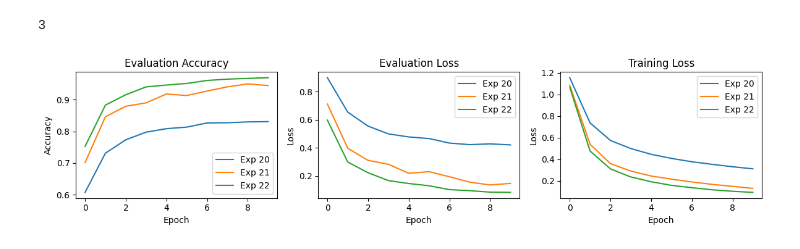
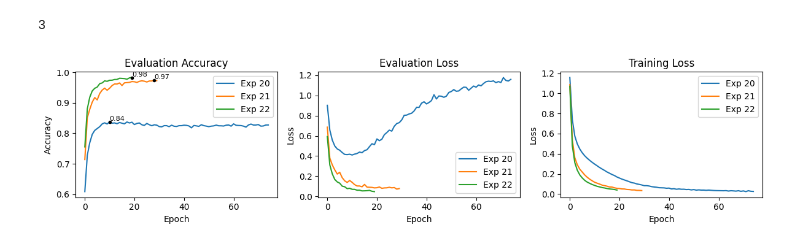
Before and after one commit to Matias-RC/curry, a Jupyter notebook: src/viz/metrics_exp_2.ipynb, the cells around one changed output. Saved outputs shown, nothing was run; the diff lists cells and outputs as text; code cells hidden in the pictures.

```diff
--- a/src/viz/metrics_exp_2.ipynb
+++ b/src/viz/metrics_exp_2.ipynb
@@ -11,9 +11,12 @@ bucket_name = "s3://rl6-reinforcement-learning-01"
 output_dir = "behavioral-cloning"
 
 exp_path = {
-    "20": "exp_20/20260116_171518_ba080b55",
-    "21": "exp_21/20260116_171518_62e0ee07",
-    "22": "exp_22/20260116_171518_23e169c1",
+    # "20_old": "exp_20/20260116_171518_ba080b55",
+    # "21_old": "exp_21/20260116_171518_62e0ee07",
+    # "22_old": "exp_22/20260116_171518_23e169c1",
+    "20": "exp_20/20260116_181413_ea49c22d",
+    "21": "exp_21/20260116_181413_656b8c11",
+    "22": "exp_22/20260116_181413_3f6c489f",
 }
 
 metrics_name = "metrics.json"
@@ -42,28 +45,35 @@ len(metrics_per_exp)
 # %%
 import matplotlib.pyplot as plt
 
 fig, axs = plt.subplots(1, 3, figsize=(3*4, 3))
 for exp_id, df in metrics_per_exp.items():
     axs[0].plot(df['eval_acc'], label=f'Exp {exp_id}')
     axs[1].plot(df['eval_loss'], label=f'Exp {exp_id}')
     axs[2].plot(df['train_loss'], label=f'Exp {exp_id}')
+
+# Plot best accuracy points and text
+for exp_id, df in metrics_per_exp.items():
+    best_epoch = df['eval_acc'].idxmax()
+    best_acc = df['eval_acc'].max()
+    axs[0].plot(best_epoch, best_acc, '.', color="black")  # Mark the best point
+    axs[0].text(best_epoch, best_acc, f'{best_acc:.2f}', fontsize=8, verticalalignment='bottom')
 
 axs[0].set_title('Evaluation Accuracy')
 axs[0].set_xlabel('Epoch')
 axs[0].set_ylabel('Accuracy')
 axs[0].legend()
 
 axs[1].set_title('Evaluation Loss')
 axs[1].set_xlabel('Epoch')
 axs[1].set_ylabel('Loss')
 axs[1].legend()
 
 axs[2].set_title('Training Loss')
 axs[2].set_xlabel('Epoch')
 axs[2].set_ylabel('Loss')
 axs[2].legend()
 
 plt.tight_layout()
 plt.show()
 # %% [output]
-[figure, old version]
+[figure, new version]
```
Also changed, not shown: 3 other files.
